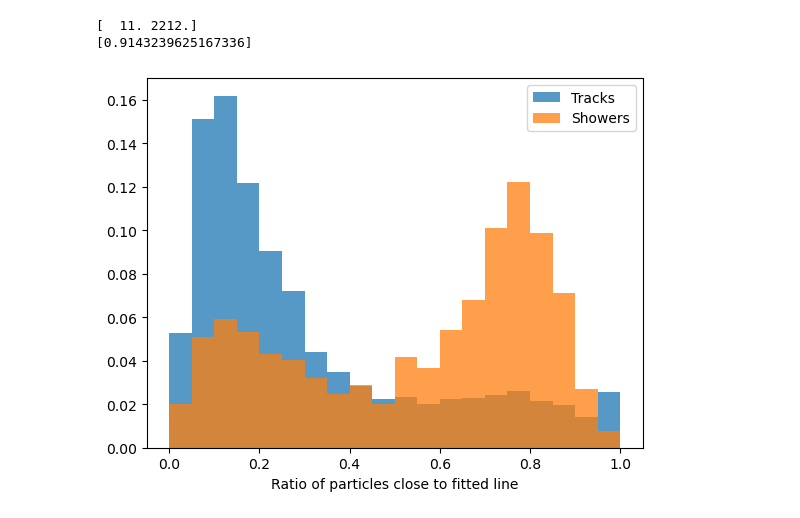
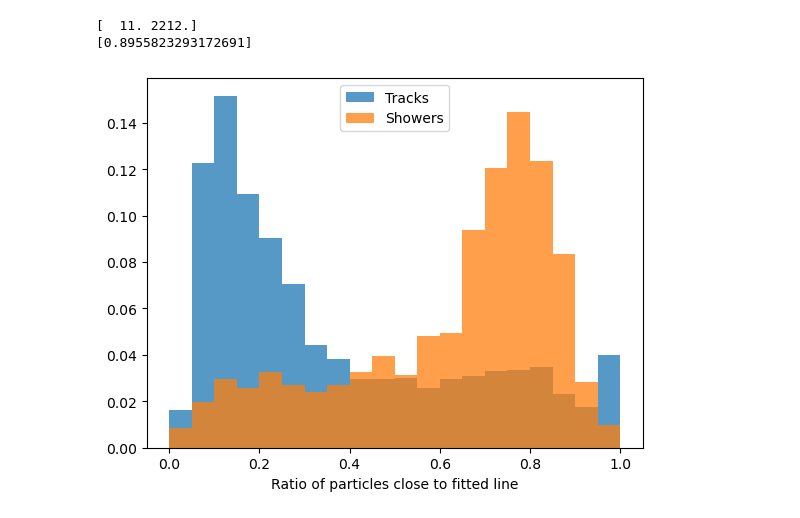
Before and after one commit to mohummudh/neutrinos-dune, a Jupyter notebook: andrew/straightlinefit/RatioWithinBounds.ipynb, the cells around one changed output. Saved outputs shown, nothing was run; the diff lists cells and outputs as text; code cells hidden in the pictures.

```diff
--- a/andrew/straightlinefit/RatioWithinBounds.ipynb
+++ b/andrew/straightlinefit/RatioWithinBounds.ipynb
@@ -117,7 +117,7 @@ def coords(event_number):
             x = events.reco_hits_x_w[i+idx[0]]
             z = events.reco_hits_w[i+idx[0]]
 
-            if len(x) > 10:
+            if len(x) > 30:
                 znew = z - c[i]
 
                 angle = -math.atan(m[i])
@@ -163,20 +163,30 @@ print(part)
 print(vol)
 # %% [output]
 [  11. 2212.]
-[0.9143239625167336]
+[0.8955823293172691]
 # %%
-def histplot(num, extra):
+def histplot(num):
     tracks = []
     showers = []
+    tnumber = []
+    snumber = []
+    tindex = []
+    sindex = []
 
-    for n in range(num):
-        part, vol = coords(n+extra)
+    random_numbers = np.random.randint(0, max(events.event_number), num)
+
+    for n in random_numbers:
+        part, vol = coords(n)
         for i in range(len(vol)):
             #if sd[i] != 0. and sd[i] != -0. and total[i] <= 20:
             if part[i] == 22. or part[i] == -11. or part[i] == 11.:
                 showers.append(vol[i])
+                snumber.append(n)
+                sindex.append(i)
             else:
                 tracks.append(vol[i])
+                tnumber.append(n)
+                tindex.append(i)
 
     #print(max(showers))
     bin_edges = np.arange(0, 1.05, 0.05)
@@ -192,7 +202,26 @@ def histplot(num, extra):
     plt.xlabel('Ratio of particles close to fitted line')
     plt.legend()
     plt.show()
+
+    showers = np.array(showers)
+    snumber = np.array(snumber)
+    sindex = np.array(sindex)
+    tracks = np.array(tracks)
+    tnumber = np.array(tnumber)
+    tindex = np.array(tindex)
+
+    ssorted = np.argsort(showers)
+    showers = showers[ssorted]
+    snumber = snumber[ssorted]
+    sindex = sindex[ssorted]
+
+    tsorted = np.argsort(tracks)
+    tracks = tracks[tsorted]
+    tnumber = tnumber[tsorted]
+    tindex = tindex[tsorted]
+
+    return showers, snumber, sindex, tracks, tnumber, tindex
 # %%
-histplot(2000, 6666)
+sh, sn, si, tr, tn, ti = histplot(1000)
 # %% [output]
-[figure, old version]
+[figure, new version]
```
Also changed, not shown: parts of 2 cells of this notebook, 3 other files.
